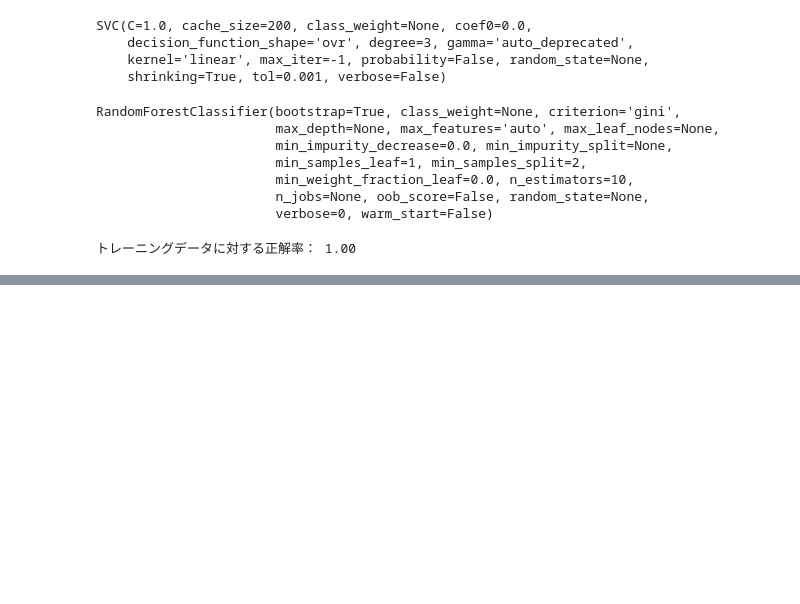
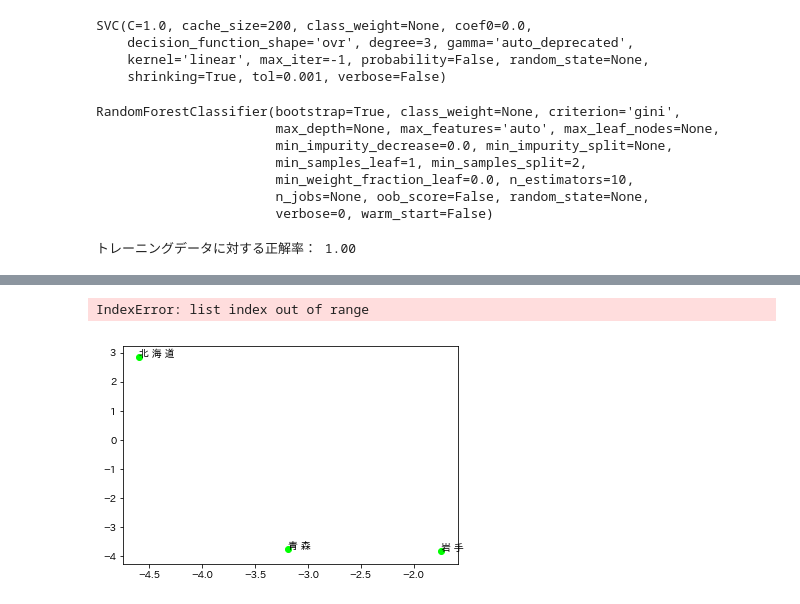
Before and after one commit to 83Gogo/to_maru, a Jupyter notebook: svm.ipynb, the cells around one changed output, grey strips where cells are left out. Saved outputs shown, nothing was run; the diff lists cells and outputs as text; code cells hidden in the pictures; blank space fills up the shorter version.

```diff
--- a/svm.ipynb
+++ b/svm.ipynb
@@ -86,7 +78,7 @@ RandomForestClassifier(bootstrap=True, class_weight=None, criterion='gini',
 # %%
 from sklearn.metrics import accuracy_score
 
-pred_train = model1.predict(X)
+pred_train = model1.predict(X_std)
 accuracy_train = accuracy_score(Y,pred_train)
 print('トレーニングデータに対する正解率： %.2f' % accuracy_train)
 # %% [output]
@@ -114,0 +102,12 @@ embedding = MDS(n_components=2)
+# %%
+index_col = df1.index.to_list()
+color_list = ["red","coral","yellow","yellowgreen","lime"]
+embedding = MDS(n_components=2)
+X_mds = embedding.fit_transform(X_std)
+for i in range(len(X_mds)):
+    plt.scatter(X_mds[i,0],X_mds[i,1],color=color_list[pred_train[i]])
+    plt.annotate(index_col[i],xy=(X_mds[i,0],X_mds[i,1]))
+plt.show()
+# %% [output]
+IndexError: list index out of range
+[figure, added]
```
Also changed, not shown: parts of 8 cells of this notebook.
